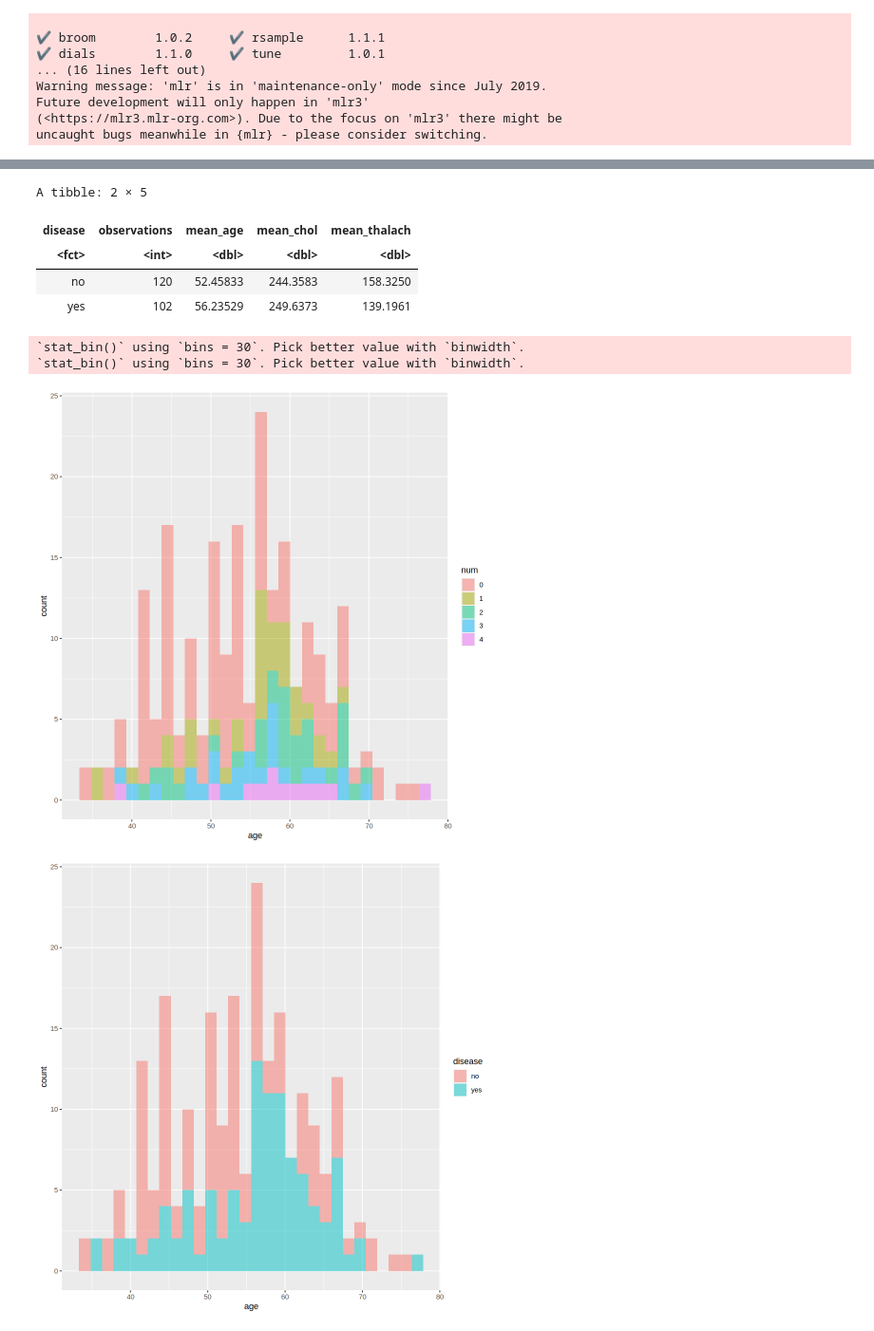
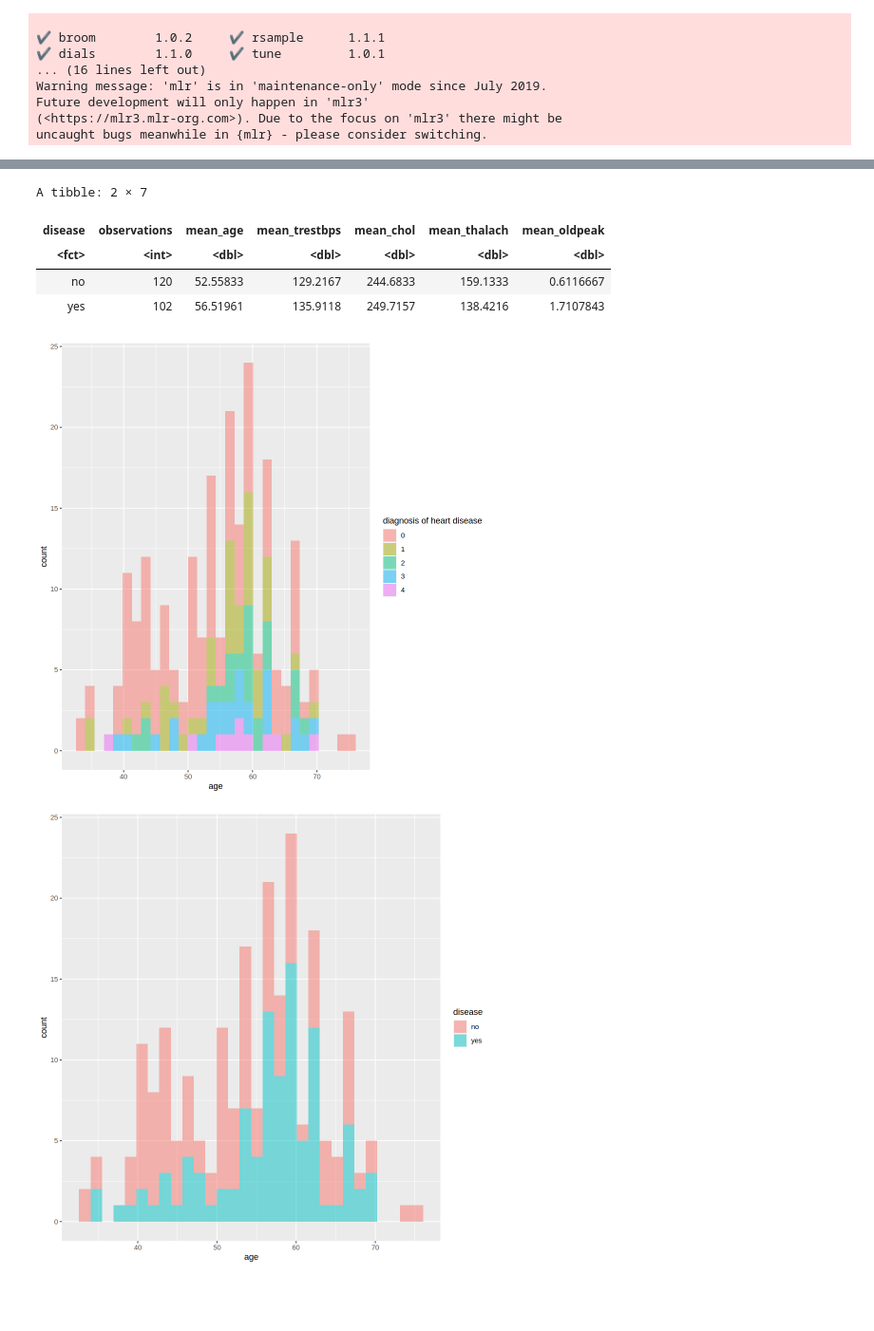
Before and after one commit to auraaaaura/dsci-100-2023-group-44, a Jupyter notebook: code part.ipynb, the cells around one changed output, grey strips where cells are left out. Shown at 95% size. Cells and saved outputs as stored; diff of their text form; code cells hidden in the pictures; blank space fills up the shorter version.

Commit message:
more scatter plot

```diff
--- a/code part.ipynb
+++ b/code part.ipynb
@@ -123,31 +113,35 @@ Table: Summary of training data
 # data summary
 heart_summary <- heart_train |>
                  group_by(disease) |>
-                 summarize(observations = n(), mean_age = mean(age), mean_chol = mean(chol),
-                           mean_thalach = mean(thalach))
+                 summarize(observations = n(), mean_age = mean(age), mean_trestbps = mean(trestbps), mean_chol = mean(chol),
+                 mean_thalach = mean(thalach), mean_oldpeak = mean(oldpeak))
 heart_summary
 # %% [output]
-A tibble: 2 × 5
+A tibble: 2 × 7
-| disease | observations | mean_age | mean_chol | mean_thalach |
-| <fct> | <int> | <dbl> | <dbl> | <dbl> |
-| no | 120 | 52.45833 | 244.3583 | 158.3250 |
-| yes | 102 | 56.23529 | 249.6373 | 139.1961 |
+| disease | observations | mean_age | mean_trestbps | mean_chol | mean_thalach | mean_oldpeak |
+| <fct> | <int> | <dbl> | <dbl> | <dbl> | <dbl> | <dbl> |
+| no | 120 | 52.55833 | 129.2167 | 244.6833 | 159.1333 | 0.6116667 |
+| yes | 102 | 56.51961 | 135.9118 | 249.7157 | 138.4216 | 1.7107843 |
 # %%
 # plots
 options(repr.plot.width = 8, repr.plot.height = 8)
 age_num_plot <- heart_train |>
       ggplot() +
-      geom_histogram(aes(x = age, fill = num), alpha = 0.5)
+      geom_histogram(aes(x = age, fill = num), alpha = 0.5, bins = 30)+
+      labs(x = "age",
+      y = "count",
+      fill = "diagnosis of heart disease")
 age_num_plot
 age_disease_plot <- heart_train |>
       ggplot() +
-      geom_histogram(aes(x = age, fill = disease), alpha = 0.5)
+      geom_histogram(aes(x = age, fill = disease), alpha = 0.5, bins = 30)+
+      labs(x = "age",
+      y = "count",
+      fill = "disease")
 age_disease_plot
 # %% [output]
-`stat_bin()` using `bins = 30`. Pick better value with `binwidth`.
-`stat_bin()` using `bins = 30`. Pick better value with `binwidth`.
-[figure, old version]
+[figure, new version]
-[figure, old version]
+[figure, new version]
 # %%
 options(repr.plot.width = 8, repr.plot.height = 8)
 trestbps_num_plot <- heart_train |>
```
Also changed, not shown: parts of 12 cells of this notebook.
